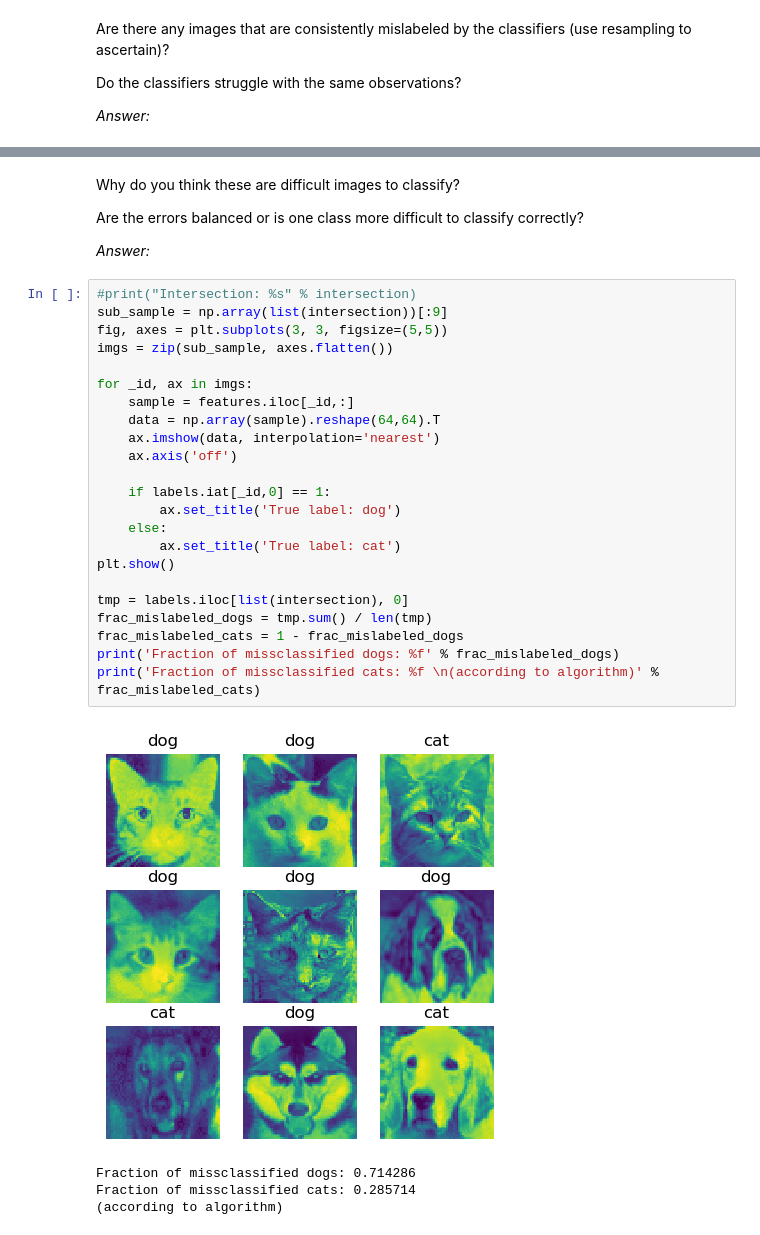
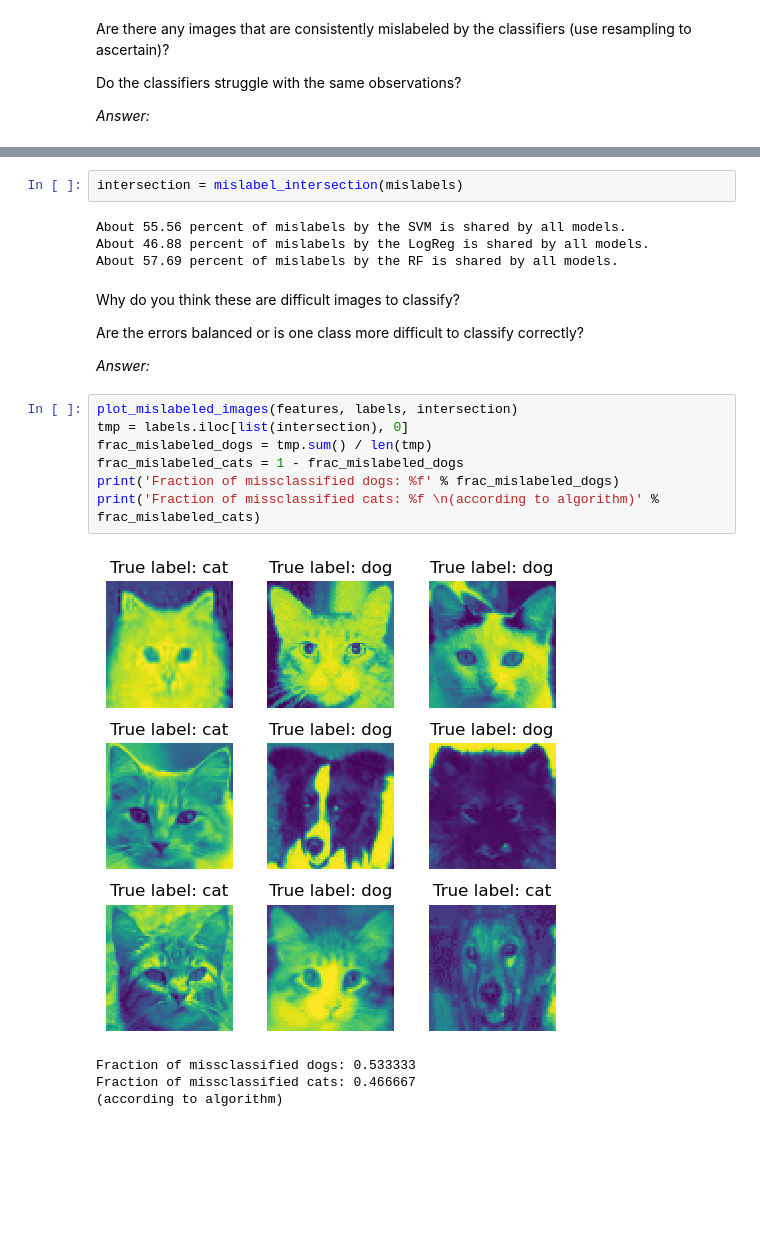
Before and after one commit to carljvh/mve441-exam, a Jupyter notebook: question-1/q1a.ipynb, the cells around one changed output, grey strips where cells are left out. Cells and saved outputs as stored; diff of their text form; blank space fills up the shorter version.

```diff
--- a/question-1/q1a.ipynb
+++ b/question-1/q1a.ipynb
@@ -164,3 +182,9 @@ About 41.18 percent of mislabels by the RF is shared by all models.
+# %%
+intersection = mislabel_intersection(mislabels)
+# %% [output]
+About 55.56 percent of mislabels by the SVM is shared by all models.
+About 46.88 percent of mislabels by the LogReg is shared by all models.
+About 57.69 percent of mislabels by the RF is shared by all models.
 # %% [markdown]
 Why do you think these are difficult images to classify?
 
@@ -168,30 +192,14 @@ Are the errors balanced or is one class more difficult to classify correctly?
 
 _Answer:_
 # %%
-#print("Intersection: %s" % intersection)
-sub_sample = np.array(list(intersection))[:9]
-fig, axes = plt.subplots(3, 3, figsize=(5,5))
-imgs = zip(sub_sample, axes.flatten())
-
-for _id, ax in imgs:
-    sample = features.iloc[_id,:]
-    data = np.array(sample).reshape(64,64).T
-    ax.imshow(data, interpolation='nearest')
-    ax.axis('off')
-
-    if labels.iat[_id,0] == 1:
-        ax.set_title('True label: dog')
-    else:
-        ax.set_title('True label: cat')
-plt.show()
-
+plot_mislabeled_images(features, labels, intersection)
 tmp = labels.iloc[list(intersection), 0]
 frac_mislabeled_dogs = tmp.sum() / len(tmp)
 frac_mislabeled_cats = 1 - frac_mislabeled_dogs
 print('Fraction of missclassified dogs: %f' % frac_mislabeled_dogs)
 print('Fraction of missclassified cats: %f \n(according to algorithm)' % frac_mislabeled_cats)
 # %% [output]
-[figure, old version]
+[figure, new version]
-Fraction of missclassified dogs: 0.714286
-Fraction of missclassified cats: 0.285714
+Fraction of missclassified dogs: 0.533333
+Fraction of missclassified cats: 0.466667
 (according to algorithm)
```
Also changed, not shown: parts of 5 cells of this notebook, 4 other files.
